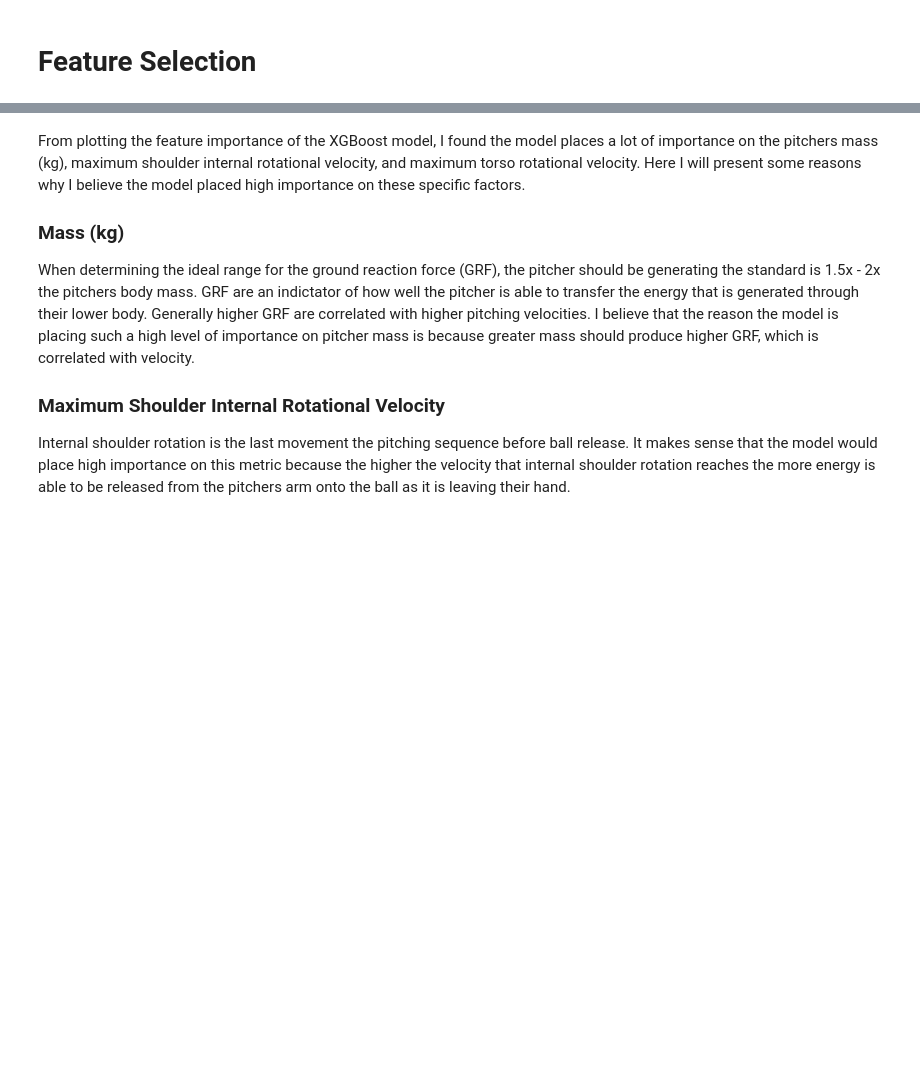
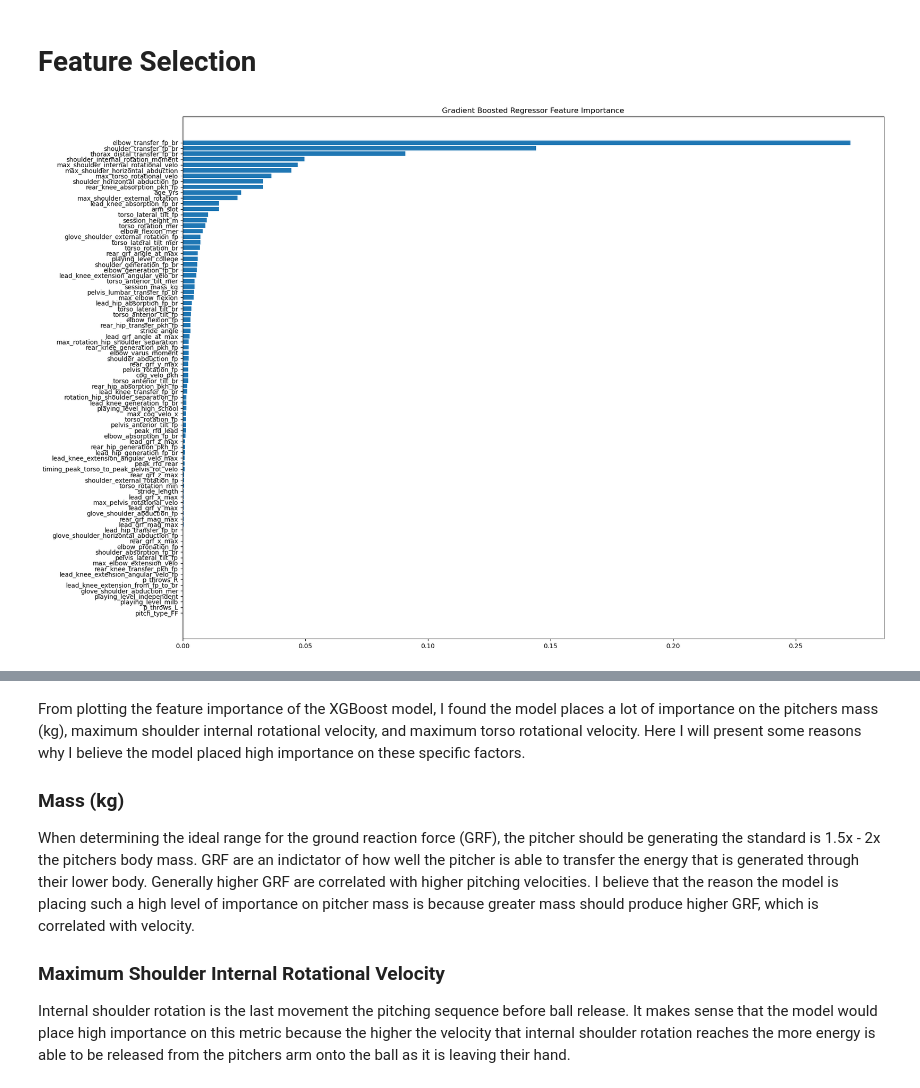
Before and after one commit to jisoawe/Biomech_Pitch_Velo_Prediction, a Jupyter notebook: Pitch Speed Prediction Model.ipynb, the cells around one changed output, grey strips where cells are left out. Cells and saved outputs as stored; diff of their text form; code cells hidden in the pictures; blank space fills up the shorter version.

```diff
--- a/Pitch Speed Prediction Model.ipynb
+++ b/Pitch Speed Prediction Model.ipynb
@@ -251,2 +278,18 @@ plt.legend()
 # %% [markdown]
 # Feature Selection
+# %%
+#Gradient Boosted Regressor Feature Importance
+feature_importance = model_GBR.feature_importances_
+
+feature_names = X_test.columns
+
+sorted_imp = np.argsort(feature_importance)
+
+plt.figure(figsize=(20, 15))
+
+plt.barh(range(len(feature_importance)), feature_importance[sorted_imp])
+plt.yticks(range(X_test.shape[1]), np.array(feature_names)[sorted_imp])
+plt.title('Gradient Boosted Regressor Feature Importance')
+plt.show()
+# %% [output]
+[figure, added]
```
Also changed, not shown: parts of 17 cells of this notebook.
